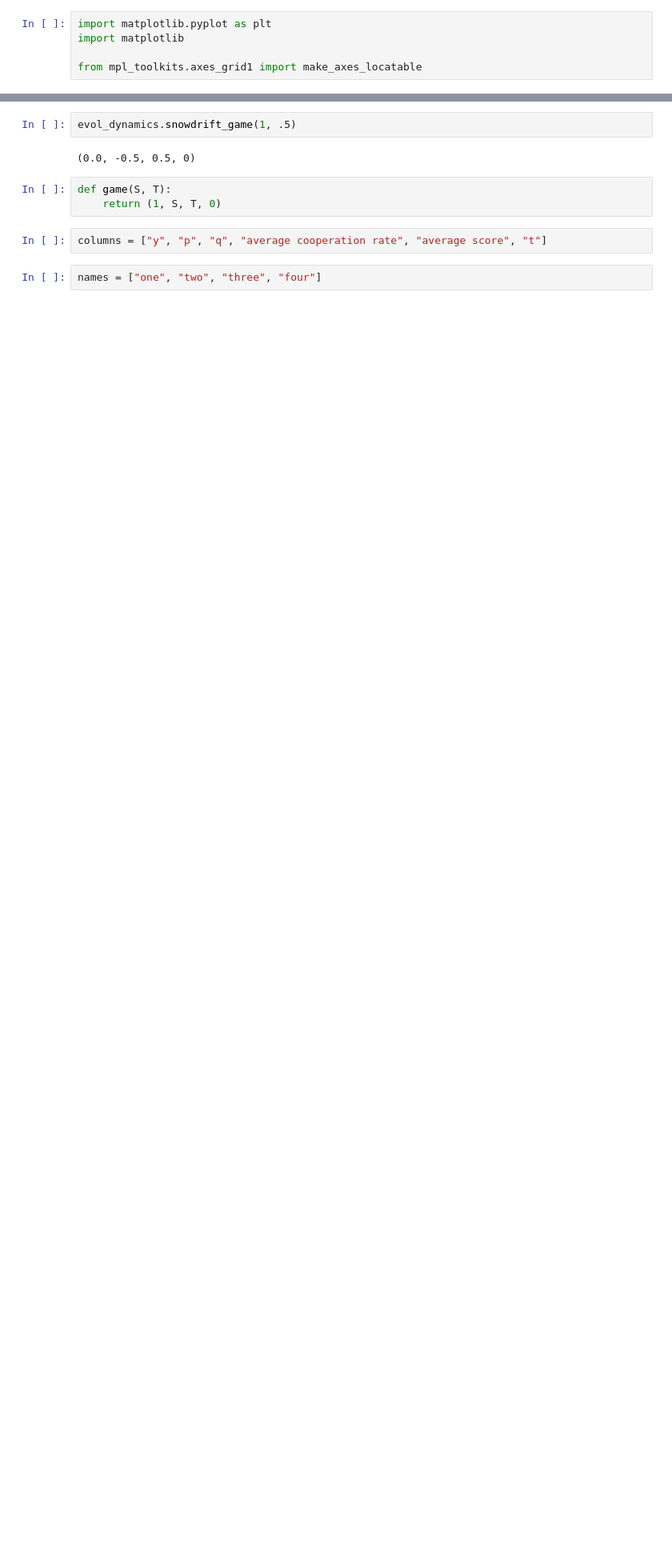
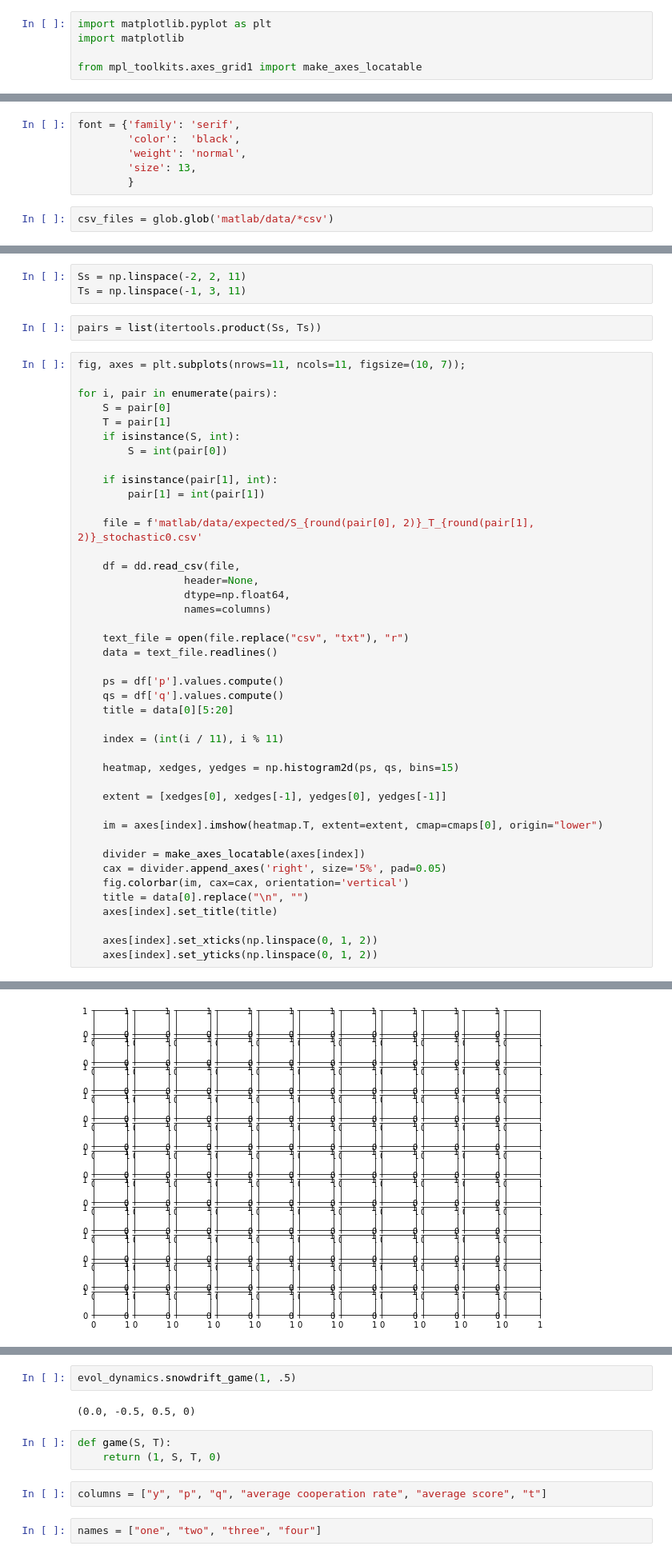
Before and after one commit to Nikoleta-v3/evolution-of-cooperation-with-limited-updating-payoff-memory, a Jupyter notebook: Games.ipynb, the cells around one changed output, grey strips where cells are left out. Shown at 80% size. Saved outputs shown, nothing was run; the diff lists cells and outputs as text; blank space fills up the shorter version.

```diff
--- a/Games.ipynb
+++ b/Games.ipynb
@@ -11,0 +28,8 @@ from mpl_toolkits.axes_grid1 import make_axes_locatable
+# %%
+font = {'family': 'serif',
+        'color':  'black',
+        'weight': 'normal',
+        'size': 13,
+        }
+# %%
+csv_files = glob.glob('matlab/data/*csv')
@@ -11,0 +81,48 @@ from mpl_toolkits.axes_grid1 import make_axes_locatable
+# %%
+Ss = np.linspace(-2, 2, 11)
+Ts = np.linspace(-1, 3, 11)
+# %%
+pairs = list(itertools.product(Ss, Ts))
+# %%
+fig, axes = plt.subplots(nrows=11, ncols=11, figsize=(10, 7));
+
+for i, pair in enumerate(pairs):
+    S = pair[0]
+    T = pair[1]
+    if isinstance(S, int):
+        S = int(pair[0])
+
+    if isinstance(pair[1], int):
+        pair[1] = int(pair[1])
+
+    file = f'matlab/data/expected/S_{round(pair[0], 2)}_T_{round(pair[1], 2)}_stochastic0.csv'
+
+    df = dd.read_csv(file,
+                 header=None,
+                 dtype=np.float64,
+                 names=columns)
+
+    text_file = open(file.replace("csv", "txt"), "r")
+    data = text_file.readlines()
+
+    ps = df['p'].values.compute()
+    qs = df['q'].values.compute()
+    title = data[0][5:20]
+
+    index = (int(i / 11), i % 11)
+
+    heatmap, xedges, yedges = np.histogram2d(ps, qs, bins=15)
+
+    extent = [xedges[0], xedges[-1], yedges[0], yedges[-1]]
+
+    im = axes[index].imshow(heatmap.T, extent=extent, cmap=cmaps[0], origin="lower")
+
+    divider = make_axes_locatable(axes[index])
+    cax = divider.append_axes('right', size='5%', pad=0.05)
+    fig.colorbar(im, cax=cax, orientation='vertical')
+    title = data[0].replace("\n", "")
+    axes[index].set_title(title)
+
+    axes[index].set_xticks(np.linspace(0, 1, 2))
+    axes[index].set_yticks(np.linspace(0, 1, 2))
+# %% [output]
@@ -11,0 +130 @@ from mpl_toolkits.axes_grid1 import make_axes_locatable
+[figure, added]
```
Also changed, not shown: parts of 10 cells of this notebook, 1 other file.
